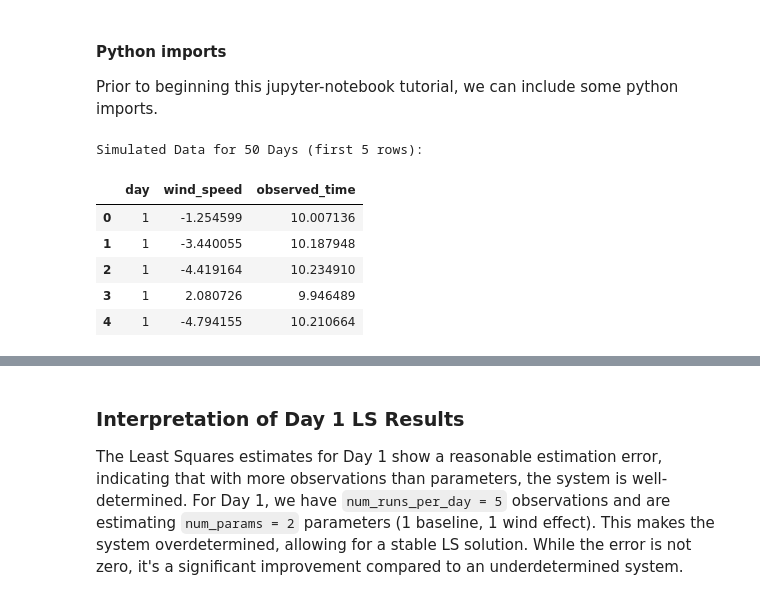
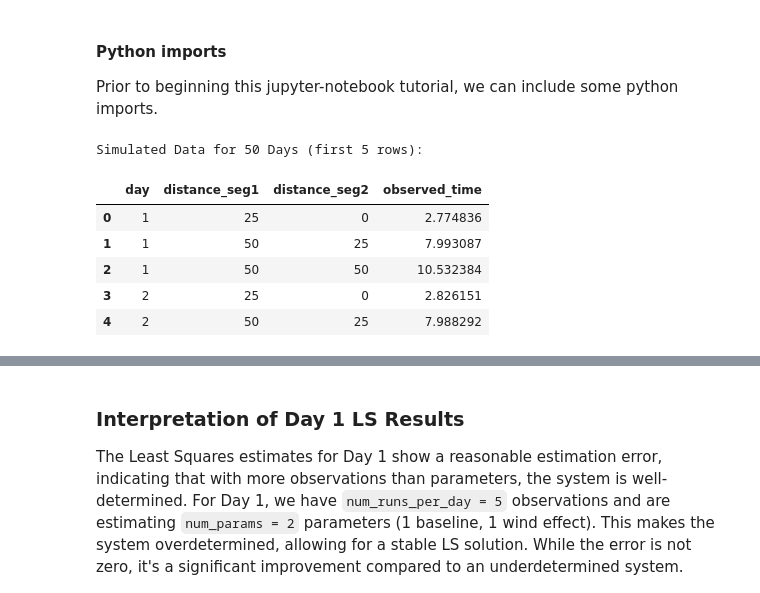
Before and after one commit to ysn9vq-gmu/rqe_tutorials, a Jupyter notebook: ls_rls.ipynb, the cells around one changed output, grey strips where cells are left out. Drawn from its saved outputs; the diff is of its cells as text; code cells hidden in the pictures.

```diff
--- a/ls_rls.ipynb
+++ b/ls_rls.ipynb
@@ -167,36 +187,40 @@ import matplotlib.pyplot as plt
 # --- Simulation Parameters ---
 np.random.seed(42)
 
-# True underlying parameters for the runner's performance model
-true_baseline_time = 10.0 # seconds for a specific distance under ideal conditions
-true_wind_effect_coeff = -0.05 # seconds per m/s (negative means tailwind speeds up, positive means headwind slows down)
+# True underlying parameters for the runner's performance model (theta_1 for 0-50m, theta_2 for 50-100m)
+true_theta1 = 0.11 # seconds per meter in segment 1 (0-50m)
+true_theta2 = 0.10 # seconds per meter in segment 2 (50-100m)
 
-num_runs_per_day = 5
+# Coach positions for measurements
+coach_positions = np.array([25, 75, 100]) # Example: Coach at 25m, 75m, 100m
+
+num_runs_per_day = 1 # Each day has one set of measurements from the coaches
 num_days_to_simulate = 50 # Simulate data for 50 days
 
 # --- Generate daily simulated data ---
-def generate_daily_data(day_number, true_baseline, true_wind_effect_coeff, num_runs):
+def generate_daily_data(day_number, true_t1, true_t2, coach_pos):
+    distances_seg1 = []
+    distances_seg2 = []
     observed_times = []
-    wind_speeds = []
 
-    for _ in range(num_runs):
-        # Simulate wind speed (e.g., from -5 m/s (headwind) to +5 m/s (tailwind))
-        # Negative wind speed: headwind. Positive wind speed: tailwind.
-        wind_raw = np.random.uniform(-5, 5)
+    for d_j in coach_pos:
+        d1_j = min(d_j, 50)
+        d2_j = max(0, d_j - 50)
 
-        # True time = baseline + wind_effect * wind_speed + noise
-        noise = np.random.normal(0, 0.05) # Small measurement noise
-        observed_time = (
-            true_baseline +
-            true_wind_effect_coeff * wind_raw +
-            noise)
+        # Simulate measurement noise
+        noise = np.random.normal(0, 0.05) # Small measurement noise in seconds
 
+        # True time = d1 * theta1 + d2 * theta2 + noise
+        observed_time = d1_j * true_t1 + d2_j * true_t2 + noise
+
+        distances_seg1.append(d1_j)
+        distances_seg2.append(d2_j)
         observed_times.append(observed_time)
-        wind_speeds.append(wind_raw)
 
     df_day = pd.DataFrame({
         'day': day_number,
-        'wind_speed': wind_speeds,
+        'distance_seg1': distances_seg1,
+        'distance_seg2': distances_seg2,
         'observed_time': observed_times
     })
     return df_day
@@ -204,53 +228,56 @@ def generate_daily_data(day_number, true_baseline, true_wind_effect_coeff, num_r
 # Generate data for multiple days
 all_daily_data = []
 for day in range(1, num_days_to_simulate + 1):
-    all_daily_data.append(generate_daily_data(day, true_baseline_time, true_wind_effect_coeff, num_runs_per_day))
+    # For each run (day), we get observations from all coaches
+    # The num_runs_per_day is now implicitly handled by the number of coach_positions
+    # If we wanted multiple "runs" per day, we'd need another loop here
+    all_daily_data.append(generate_daily_data(day, true_theta1, true_theta2, coach_positions))
 
 df_all_data = pd.concat(all_daily_data, ignore_index=True)
 
 print(f"Simulated Data for {num_days_to_simulate} Days (first 5 rows):")
 display(df_all_data.head())
 
 # --- Construct A and b for a given DataFrame ---
 def construct_A_b(df):
-    num_params = 1 + 1 # Baseline, Wind Effect
+    num_params = 2 # theta_1, theta_2
     A = np.zeros((len(df), num_params))
     b = df['observed_time'].values.reshape(-1, 1)
 
-    for local_idx, (original_idx, row) in enumerate(df.iterrows()): # Use local_idx for A
-        A[local_idx, 0] = 1 # Coefficient for T_baseline
-        A[local_idx, 1] = row['wind_speed'] # Coefficient for W_wind
+    for local_idx, (original_idx, row) in enumerate(df.iterrows()):
+        A[local_idx, 0] = row['distance_seg1'] # Coefficient for theta_1
+        A[local_idx, 1] = row['distance_seg2'] # Coefficient for theta_2
 
     # Define the parameter vector 'x' for context
-    param_names = ['T_baseline', 'W_wind']
+    param_names = ['theta_1', 'theta_2']
 
     return A, b, param_names
 
-# Example for Day 1 (as previously)
+# Example for Day 1
 df_day1 = df_all_data[df_all_data['day'] == 1]
 A_day1, b_day1, param_names = construct_A_b(df_day1)
 
 print("\nDesign Matrix A (Day 1, first 3 rows):\n", A_day1[:3])
 print("\nObservation Vector b (Day 1, first 3 rows):\n", b_day1[:3].flatten())
 print("\nParameter Names in x:\n", param_names)
 
-# Correct true_params_vec to match the new model formulation
+# True parameters vector for comparison
 true_params_vec = np.array([
-    true_baseline_time,
-    true_wind_effect_coeff
+    true_theta1,
+    true_theta2
 ]).reshape(-1, 1)
 
 # Also update the `true_params` for Day 1 LS output
 true_params = np.array([
-    true_baseline_time,
-    true_wind_effect_coeff
+    true_theta1,
+    true_theta2
 ]).reshape(-1, 1)
 # %% [output]
 Simulated Data for 50 Days (first 5 rows):
-|  | day | wind_speed | observed_time |
-| 0 | 1 | -1.254599 | 10.007136 |
-| 1 | 1 | -3.440055 | 10.187948 |
-| 2 | 1 | -4.419164 | 10.234910 |
-| 3 | 1 | 2.080726 | 9.946489 |
-| 4 | 1 | -4.794155 | 10.210664 |
+|  | day | distance_seg1 | distance_seg2 | observed_time |
+| 0 | 1 | 25 | 0 | 2.774836 |
+| 1 | 1 | 50 | 25 | 7.993087 |
+| 2 | 1 | 50 | 50 | 10.532384 |
+| 3 | 2 | 25 | 0 | 2.826151 |
+| 4 | 2 | 50 | 25 | 7.988292 |
 Design Matrix A (Day 1, first 3 rows):
```
Also changed, not shown: parts of 16 cells of this notebook.
